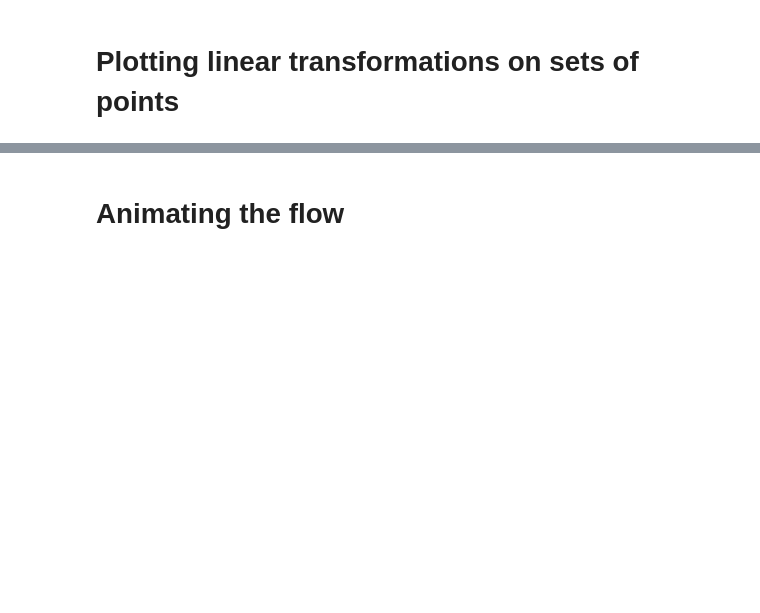
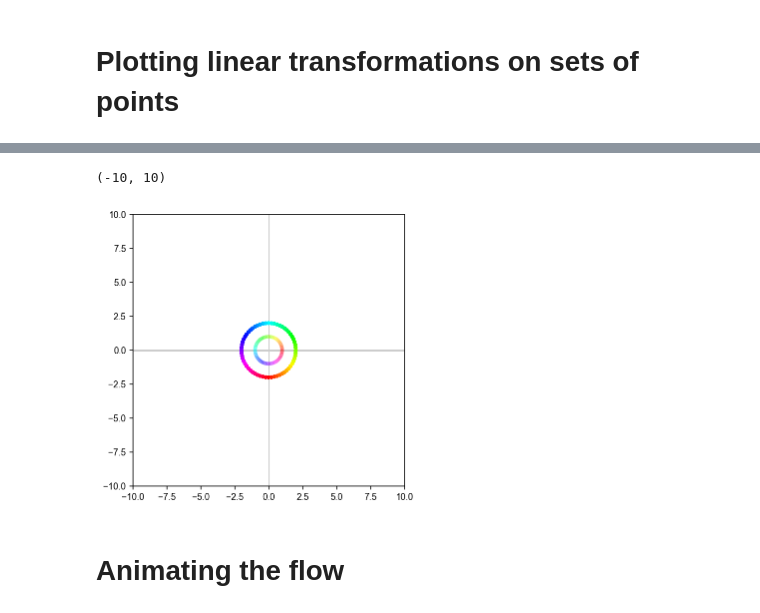
Before and after one commit to badralbanna/FCLChonnatsci, a Jupyter notebook: Linear Transformations in 2D.ipynb, the cells around one changed output, grey strips where cells are left out. Saved outputs shown, nothing was run; the diff lists cells and outputs as text; code cells hidden in the pictures; blank space fills up the shorter version.

```diff
--- a/Linear Transformations in 2D.ipynb
+++ b/Linear Transformations in 2D.ipynb
@@ -46,8 +80,8 @@ ax.set_ylim([-3, 3])
 # %%
 # Definining the transformation
 M = np.array(
-    [[1, 0],
-     [0, 1]]
+    [[0, 2],
+     [-2, 0]]
     )
 
 # Matrix multiplicaton (@) of points V and V_sel by M
@@ -55,21 +89,24 @@ V2 = M @ V
 # %%
 # Plotting the result of multiplying V and V_sel by M (along with the initial set)
 
 # Drawing the axes
 fig, ax = plt.subplots(figsize=(5,5))
 ax.set_aspect('equal')
 ax.axhline(0, color='.8', zorder=0)
 ax.axvline(0, color='.8', zorder=0)
 
 # Plotting the points
 plot_points(ax, V, colors=colors, zorder=1, alpha=.2)
 
 # Plotting the newpoints
 plot_points(ax, V2, colors=colors, zorder=3)
 
 # Setting the scale of x and y axis
-ax.set_xlim([-3, 3])
-ax.set_ylim([-3, 3])
+ax.set_xlim([-10, 10])
+ax.set_ylim([-10, 10])
+# %% [output]
+(-10, 10)
+[figure, added]
 # %% [markdown]
 # Animating the flow
 # %%
```
Also changed, not shown: parts of 4 cells of this notebook.
